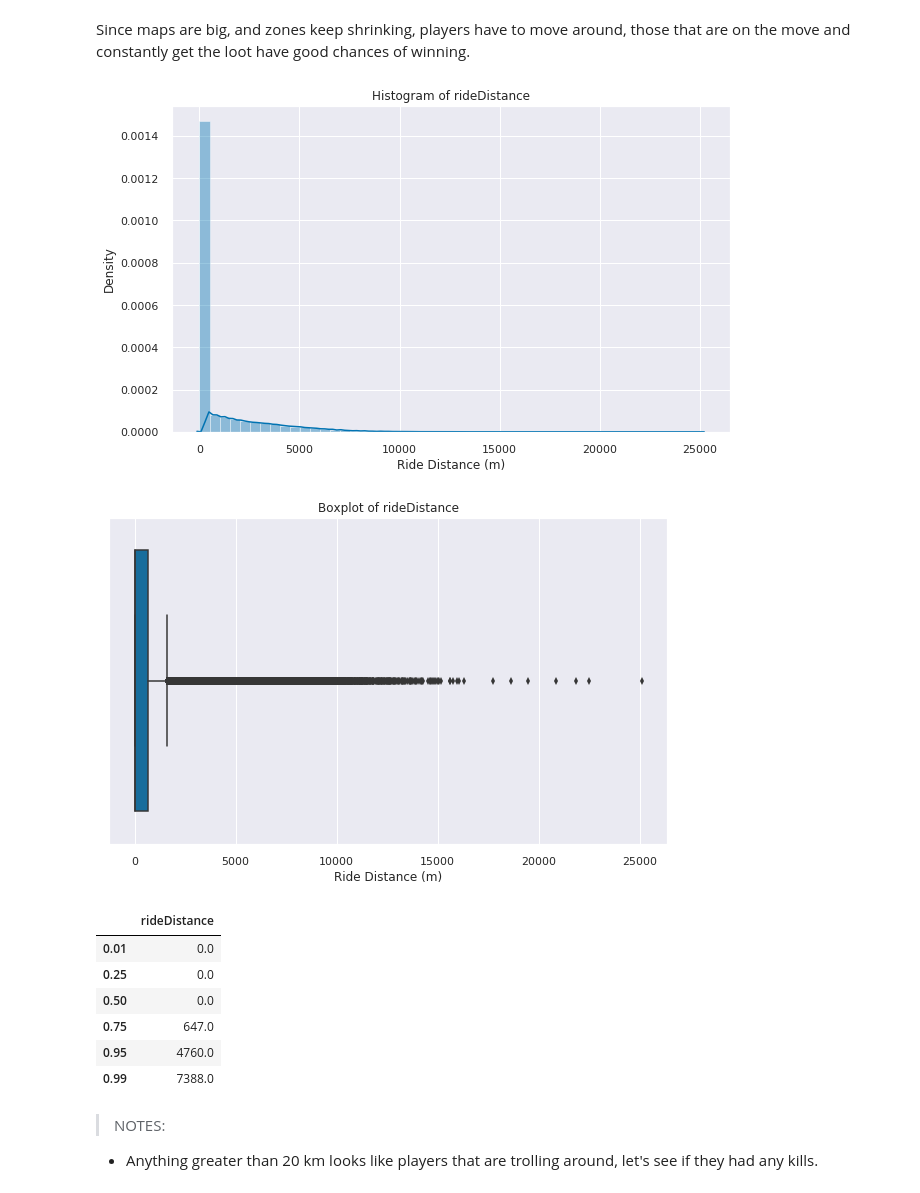
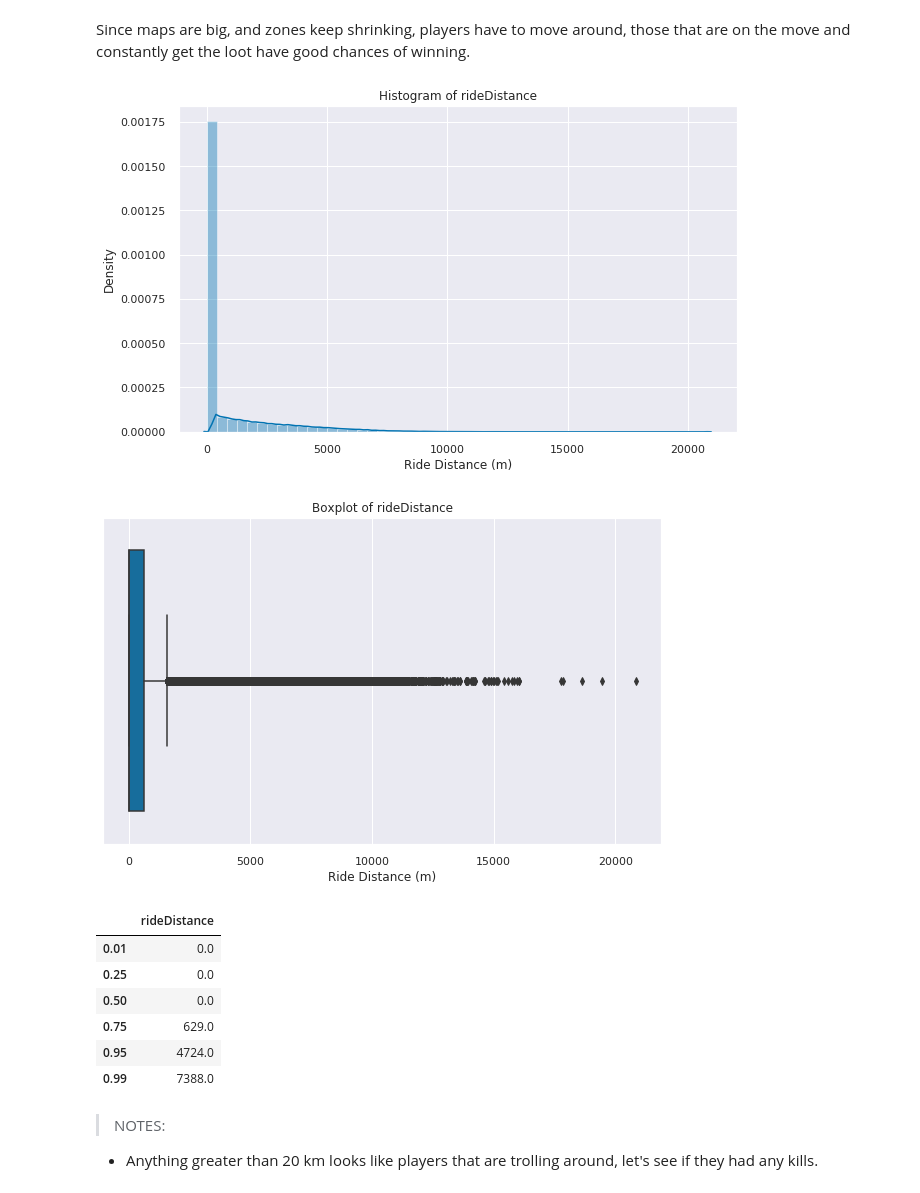
Before and after one commit to hurshd0/project-pubg, a Jupyter notebook: notebooks/01_initial_data_wrangling_quick_eda_baseline.ipynb, the cells around one changed output. Saved outputs shown, nothing was run; the diff lists cells and outputs as text; code cells hidden in the pictures.

```diff
--- a/notebooks/01_initial_data_wrangling_quick_eda_baseline.ipynb
+++ b/notebooks/01_initial_data_wrangling_quick_eda_baseline.ipynb
@@ -501,9 +536,7 @@ Before we split let's look at how many rows would each of train, validate and te
 - `validate`: 20% off 419,060 ~ 83,812
 - `test`: 20% off 419,060 ~ 83,812
 # %%
-from pubg import model
-
-train, validate, test = model.train_validate_test_split(complete_df)
+train, validate, test = eda.train_validate_test_split(complete_df)
 train.shape, validate.shape, test.shape
 # %% [output]
 ((251436, 28), (83812, 28), (83812, 28))
@@ -1274,22 +978,22 @@ train.query('revives >= 10')
 # %% [markdown]
 Since maps are big, and zones keep shrinking, players have to move around, those that are on the move and constantly get the loot have good chances of winning.
 # %%
-hist_plot(train, 'rideDistance', xlabel = 'Ride Distance (m)')
+eda.hist_plot(train, 'rideDistance', xlabel = 'Ride Distance (m)')
 # %% [output]
-[figure, old version]
+[figure, new version]
 # %%
-box_plot(train, 'rideDistance', xlabel = 'Ride Distance (m)')
+eda.box_plot(train, 'rideDistance', xlabel = 'Ride Distance (m)')
 # %% [output]
-[figure, old version]
+[figure, new version]
 # %%
-get_quantiles(train, 'rideDistance')
+eda.get_quantiles(train, 'rideDistance')
 # %% [output]
 |  | rideDistance |
 | 0.01 | 0.0 |
 | 0.25 | 0.0 |
 | 0.50 | 0.0 |
-| 0.75 | 647.0 |
-| 0.95 | 4760.0 |
+| 0.75 | 629.0 |
+| 0.95 | 4724.0 |
 | 0.99 | 7388.0 |
 # %% [markdown]
 > NOTES:
```
Also changed, not shown: parts of 130 cells of this notebook, 1 other file.
